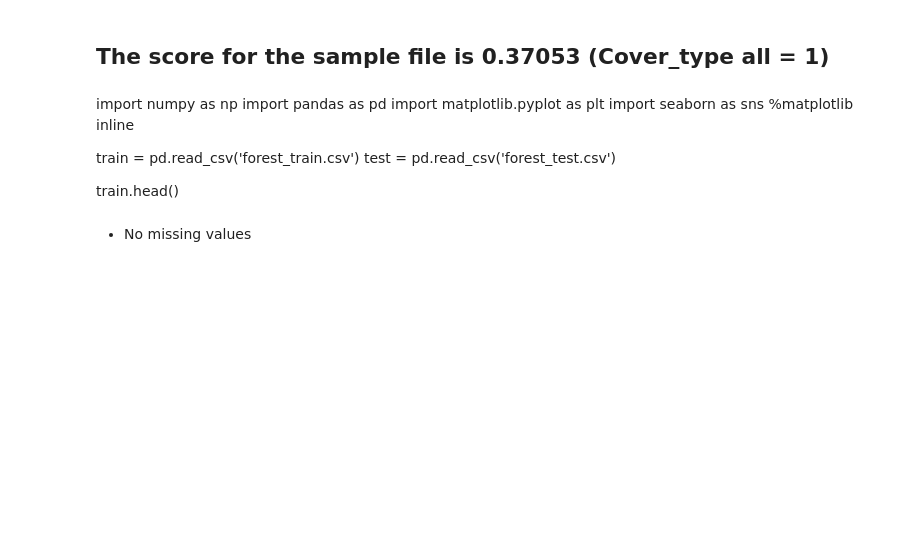
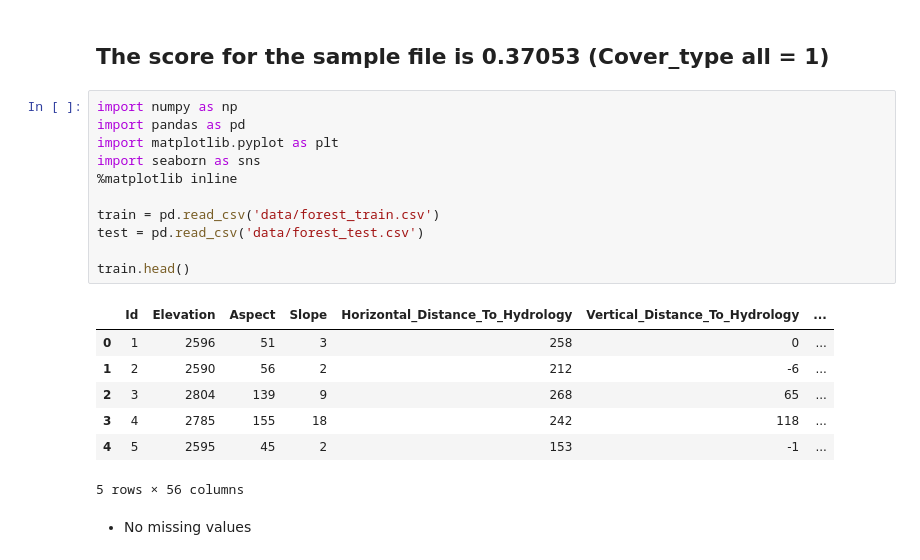
Before and after one commit to filipyoo/kaggle_forest_cover_type, a Jupyter notebook: kaggle_forest.ipynb, the cells around one changed output. Drawn from its saved outputs; the diff is of its cells as text; blank space fills up the shorter version.

```diff
--- a/kaggle_forest.ipynb
+++ b/kaggle_forest.ipynb
@@ -1,16 +1,24 @@
 # %% [markdown]
 ## The score for the sample file is 0.37053 (Cover_type all = 1)
-# %% [markdown]
-import numpy as np
-import pandas as pd
-import matplotlib.pyplot as plt
-import seaborn as sns
-%matplotlib inline
-
-train = pd.read_csv('forest_train.csv')
-test = pd.read_csv('forest_test.csv')
-
-train.head()
+# %%
+import numpy as np
+import pandas as pd
+import matplotlib.pyplot as plt
+import seaborn as sns
+%matplotlib inline
+
+train = pd.read_csv('data/forest_train.csv')
+test = pd.read_csv('data/forest_test.csv')
+
+train.head()
+# %% [output]
+|  | Id | Elevation | Aspect | Slope | Horizontal_Distance_To_Hydrology | Vertical_Distance_To_Hydrology | ... |
+| 0 | 1 | 2596 | 51 | 3 | 258 | 0 | ... |
+| 1 | 2 | 2590 | 56 | 2 | 212 | -6 | ... |
+| 2 | 3 | 2804 | 139 | 9 | 268 | 65 | ... |
+| 3 | 4 | 2785 | 155 | 18 | 242 | 118 | ... |
+| 4 | 5 | 2595 | 45 | 2 | 153 | -1 | ... |
+5 rows × 56 columns
 # %% [markdown]
 * No missing values
 # %% [markdown]
```
Also changed, not shown: parts of 11 cells of this notebook.
